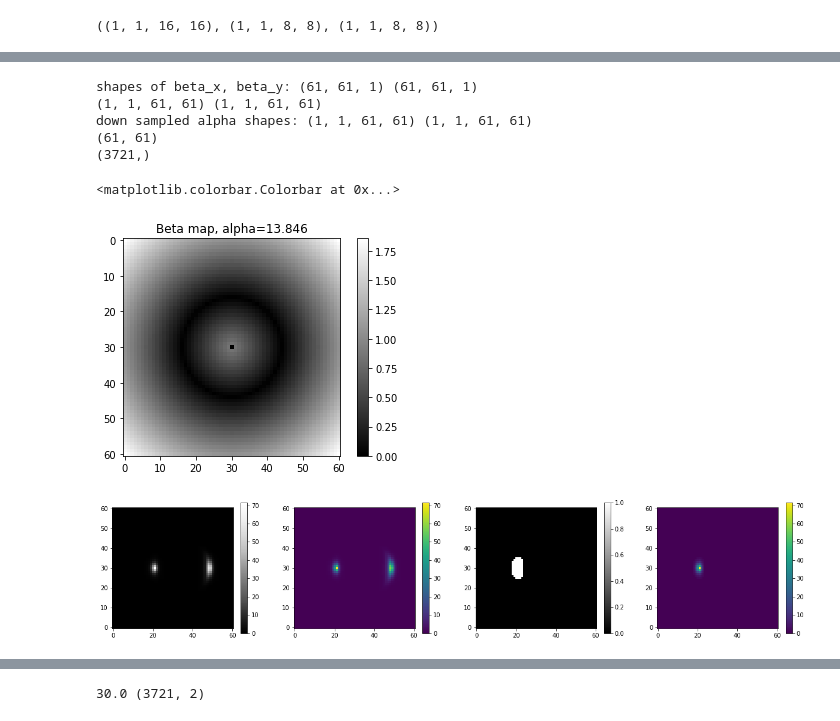
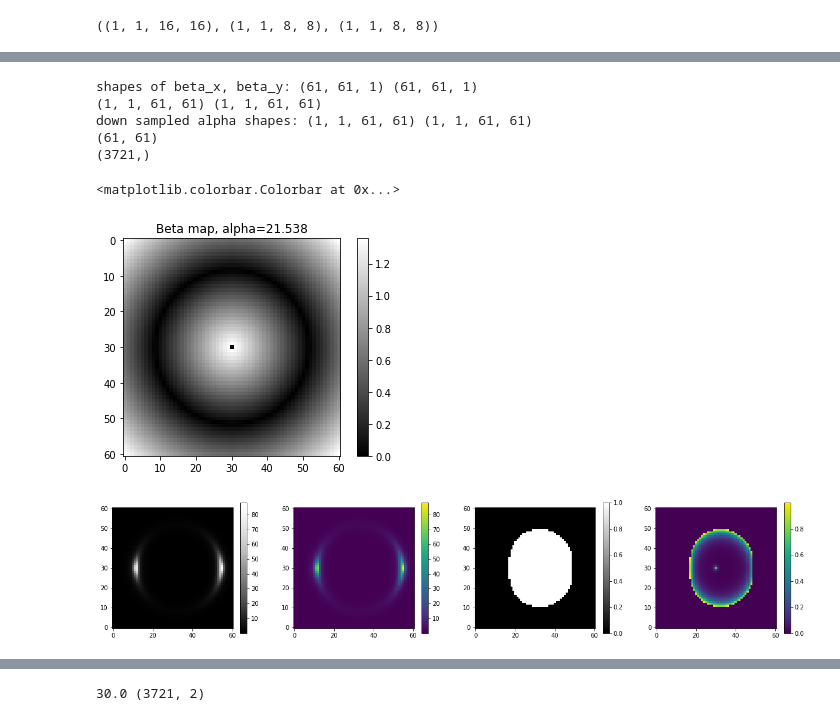
Before and after one commit to giga-lens/gigalens, a Jupyter notebook: jax-demo-dev-sim-only_SIS_v3_source-plane-contours.ipynb, the cells around one changed output, grey strips where cells are left out. Cells and saved outputs as stored; diff of their text form; code cells hidden in the pictures.

```diff
--- a/jax-demo-dev-sim-only_SIS_v3_source-plane-contours.ipynb
+++ b/jax-demo-dev-sim-only_SIS_v3_source-plane-contours.ipynb
@@ -198,9 +198,9 @@ num_pix = 61
 ctr = num_pix//2
 supersample = 1
 # theta_E = 2.1 #* (num_pix/101)
-theta_E = 0.9 #* (num_pix/101)
+theta_E = 1.4 #* (num_pix/101)
 Ie_src = 100
-n_sersic_src = 1.0
+n_sersic_src = 4.0
 
 print('center:', ctr)
 
@@ -222,7 +222,7 @@ print('theta_E_pix:', theta_E_pix)
 lens_ctrx, lens_ctry = 0.0, 0.0
 
 # src_ctrx, src_ctry = 0.5, 0.0  #0.5, 0.
-src_ctrx, src_ctry = 0.3, 0.0  #0.5, 0.
+src_ctrx, src_ctry = 0.2, 0.0  #0.5, 0.
 
 src_ctrx_pix, src_ctry_pix = ctr + src_ctrx / delta_pix, ctr + src_ctry / delta_pix  #0.5, 0.
 print('src center in pix (x, y):', src_ctrx_pix, src_ctry_pix)
@@ -265,7 +265,7 @@ def plot_contour(ax, img, X, Y, con_levels=[0.04]):
 
     return cs
 
-con_levels = [1.0]
+con_levels = [1]
 
 
 fig, (ax1, ax2) = plt.subplots(1, 2, figsize=(12, 5))
@@ -377,4 +385,17 @@ points shape (3721, 2)
 # %%
+'''
+Now try to use annular mask to capture both images
+
+Get two disk like contours and subtract
+'''
+
+'''
+This cell, unlike the previous one, I'm trying to capture both images and then delens them separately.
+
+Work in progress.
+
+'''
+
 lens_params = truth[0]
 
 beta_x, beta_y, f_xi, f_yi = lens_sim._beta(lens_params)
@@ -430,32 +451,32 @@ obsim = axes[1].imshow(observed_img, origin='lower')
 plt.colorbar(obsim, ax=axes[1])
 
 print(X.shape)
 # path = Path(verts[0])
 # points = np.vstack((X.flatten(), Y.flatten())).T
 
 # print('points shape', points.shape)
 
 # counterarcmask = path.contains_points(points)
 print(counterarcmask[i].shape)
 
 counterarcmask[i] = counterarcmask[i].reshape((num_pix, num_pix))
 maskim = axes[2].imshow(counterarcmask[i], cmap='gray', origin='lower')
 plt.colorbar(maskim, ax=axes[2])
 
 counterarc = observed_img * counterarcmask[i]
 con_arcim = axes[3].imshow(counterarc, origin='lower')
 plt.colorbar(con_arcim, ax=axes[3])
 
 # print(f_xi_downsamp.shape, counterarcmask.shape)
 
 # f_xi_ca = f_xi_downsamp * counterarcmask
 # f_yi_ca = f_yi_downsamp * counterarcmask
 # %% [output]
 shapes of beta_x, beta_y: (61, 61, 1) (61, 61, 1)
 (1, 1, 61, 61) (1, 1, 61, 61)
 down sampled alpha shapes: (1, 1, 61, 61) (1, 1, 61, 61)
 (61, 61)
 (3721,)
 <matplotlib.colorbar.Colorbar at 0x...>
-[figure, old version]
+[figure, new version]
-[figure, old version]
+[figure, new version]
```
Also changed, not shown: parts of 11 cells of this notebook.
